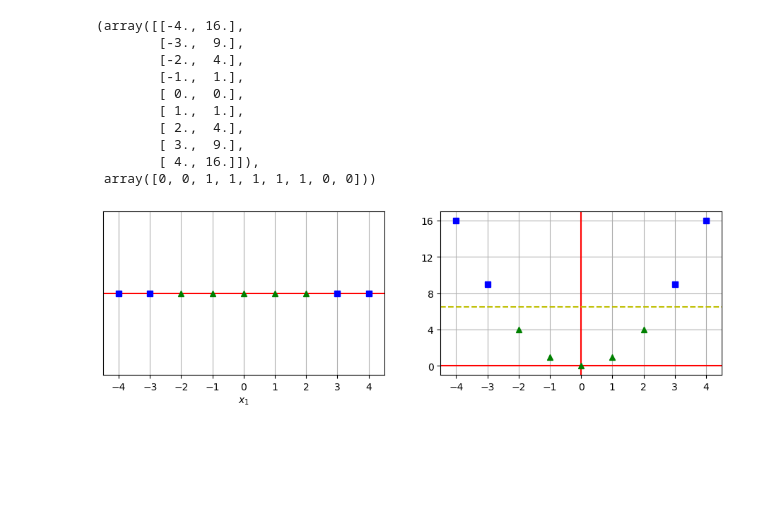
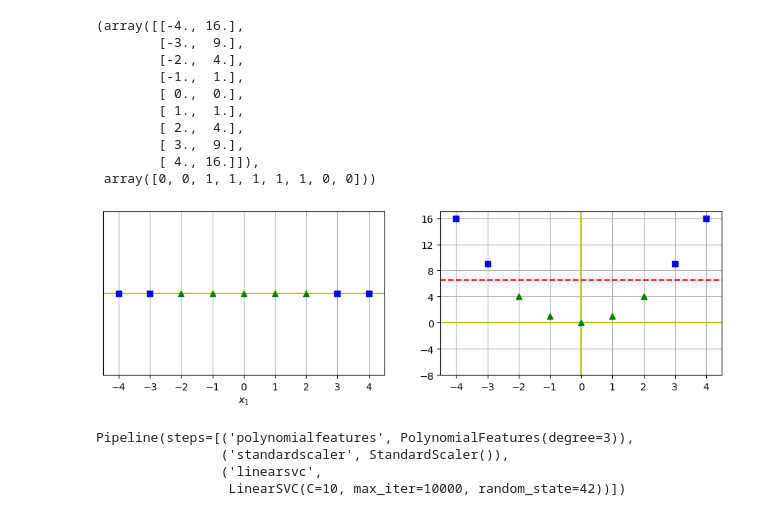
Before and after one commit to w-alkao/ml, a Jupyter notebook: Support_Vector_Machines.ipynb, the cells around one changed output. Drawn from its saved outputs; the diff is of its cells as text; code cells hidden in the pictures; blank space fills up the shorter version.

```diff
--- a/Support_Vector_Machines.ipynb
+++ b/Support_Vector_Machines.ipynb
@@ -257,25 +259,25 @@ B, y
 # %%
 plt.figure(figsize=(10, 3))
 
 plt.subplot(121)
 plt.grid()
-plt.axhline(y=0, color="r")
+plt.axhline(y=0, color="y")
 plt.plot(A[:, 0][y==0], np.zeros(4), "bs")
 plt.plot(A[:, 0][y==1], np.zeros(5), "g^")
 plt.xlabel("$x_1$")
 plt.axis([-4.5, 4.5, -0.2, 0.2])
 plt.gca().get_yaxis().set_ticks([])
 
 plt.subplot(122)
-plt.axhline(y=0, color="r")
-plt.axvline(x=0, color="r")
-plt.axis([-4.5, 4.5, -1, 17])
+plt.axhline(y=0, color="y")
+plt.axvline(x=0, color="y")
+plt.axis([-4.5, 4.5, -5, 17])
 plt.plot(B[:, 0][y==0], B[:, 1][y==0], "bs")
 plt.plot(B[:, 0][y==1], B[:, 1][y==1], "g^")
-plt.plot([-4.5, 4.5], [6.5, 6.5], "y--")
+plt.plot([-4.5, 4.5], [6.5, 6.5], "r--")
 plt.grid()
-plt.gca().get_yaxis().set_ticks([0, 4, 8, 12, 16])
+plt.gca().get_yaxis().set_ticks([-8, -4, 0, 4, 8, 12, 16])
 
 plt.subplots_adjust(right=1)
 # %% [output]
-[figure, old version]
+[figure, new version]
@@ -281,0 +286,12 @@ plt.subplots_adjust(right=1)
+# %%
+polynomial_svm_clf = make_pipeline(
+    PolynomialFeatures(degree=3),
+    StandardScaler(),
+    LinearSVC(C=10, max_iter=10_000, random_state=42)
+)
+polynomial_svm_clf.fit(X, y)
+# %% [output]
+Pipeline(steps=[('polynomialfeatures', PolynomialFeatures(degree=3)),
+                ('standardscaler', StandardScaler()),
+                ('linearsvc',
+                 LinearSVC(C=10, max_iter=10000, random_state=42))])
```
Also changed, not shown: parts of 4 cells of this notebook.
